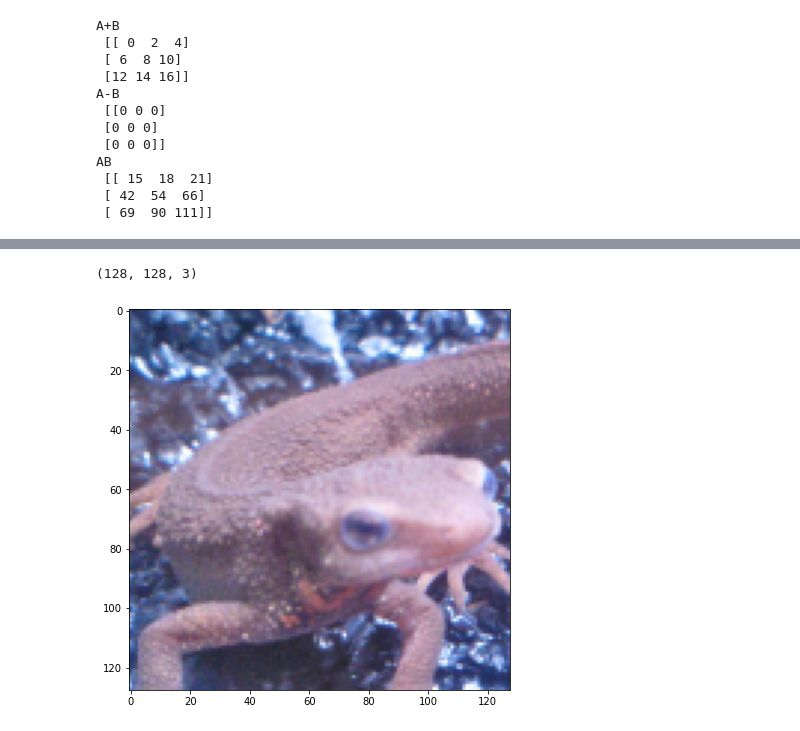
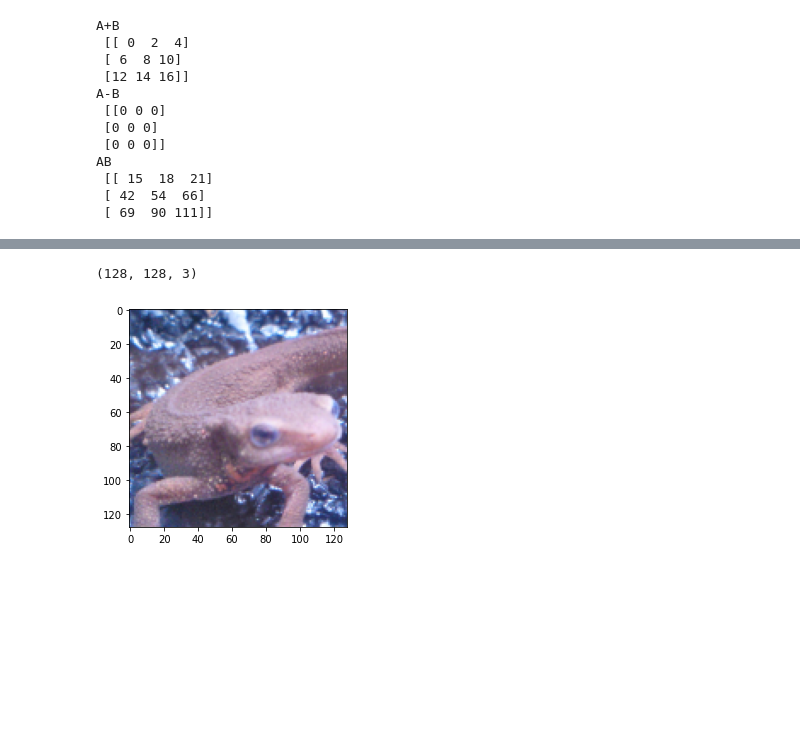
Before and after one commit to ShumpeiTakezaki/newcomer, a Jupyter notebook: 1_BasicImageProcessing/kadai1.ipynb, the cells around one changed output, grey strips where cells are left out. Saved outputs shown, nothing was run; the diff lists cells and outputs as text; code cells hidden in the pictures; blank space fills up the shorter version.

```diff
--- a/1_BasicImageProcessing/kadai1.ipynb
+++ b/1_BasicImageProcessing/kadai1.ipynb
@@ -39,13 +42,12 @@ print(img.shape)
 # %%
 resized_size = (128,128)
 resized_img = cv2.resize(img, dsize=resized_size, interpolation=cv2.INTER_LINEAR) # resized sizeにリサイズ
 
-plt.figure(figsize=(7,7))
 plt.imshow(resized_img)
 print(resized_img.shape)
 # %% [output]
 (128, 128, 3)
-[figure, old version]
+[figure, new version]
 # %%
 rotation_img = cv2.rotate(img, cv2.ROTATE_90_CLOCKWISE) #時計回りに90度回転
 
```
Also changed, not shown: parts of 7 cells of this notebook.
